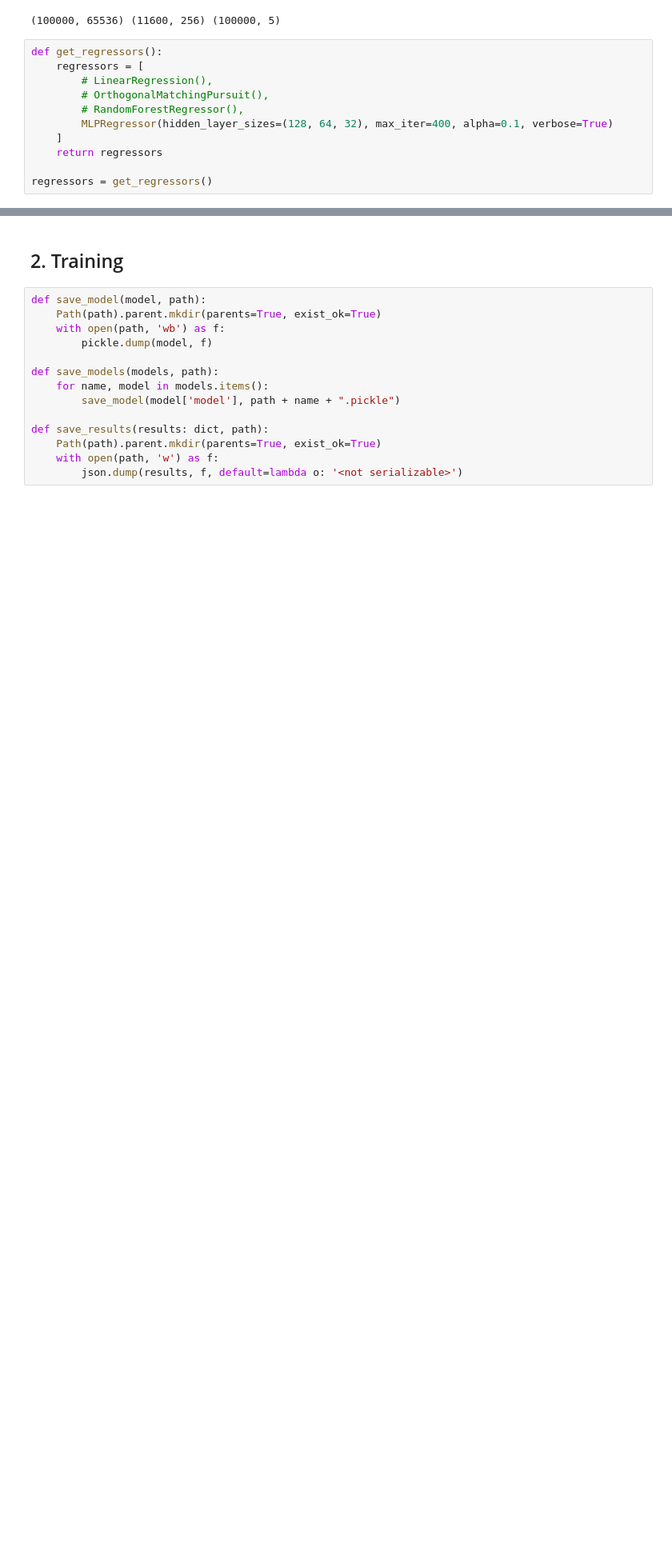
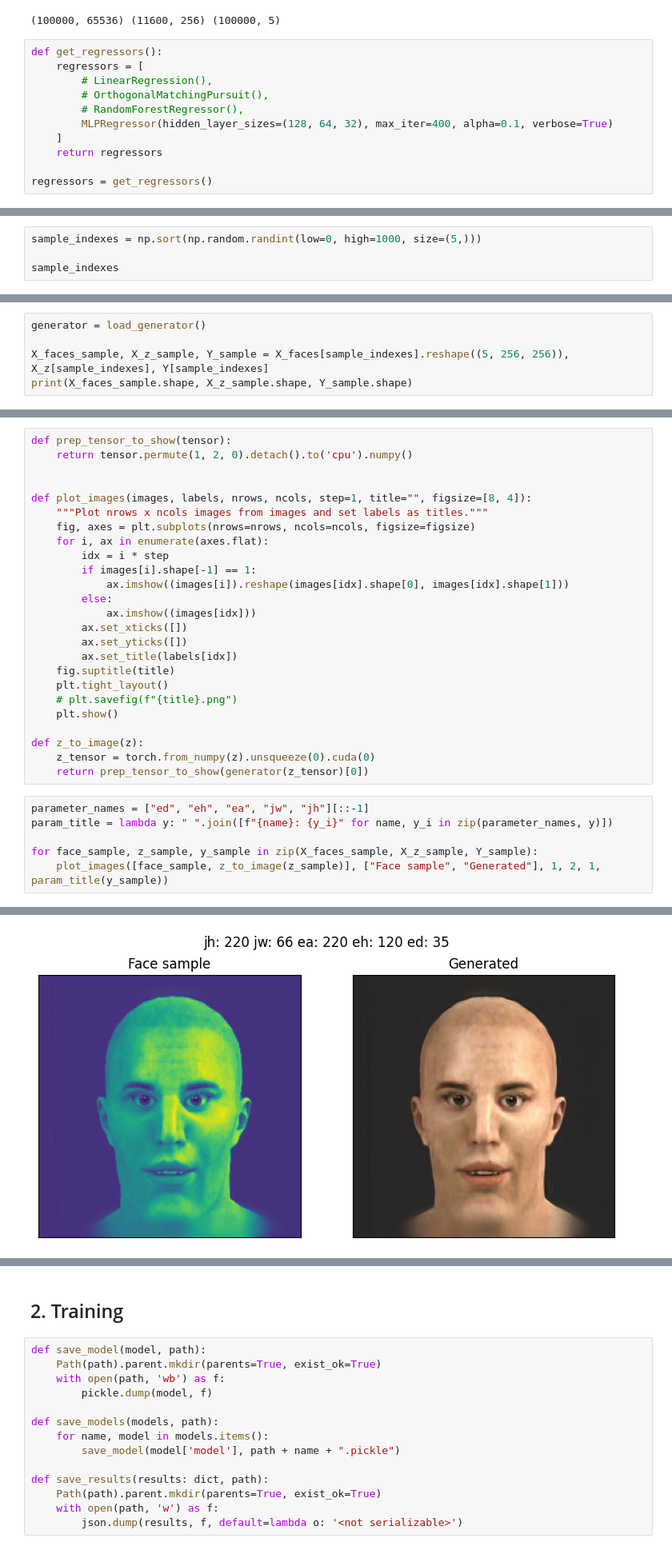
Before and after one commit to pkrucz00/CKTinderator, a Jupyter notebook: reports/z-to-param/test_regressors.ipynb, the cells around one changed output, grey strips where cells are left out. Shown at 80% size. Drawn from its saved outputs; the diff is of its cells as text; blank space fills up the shorter version.

```diff
--- a/reports/z-to-param/test_regressors.ipynb
+++ b/reports/z-to-param/test_regressors.ipynb
@@ -75,0 +83,4 @@ regressors = get_regressors()
+# %%
+sample_indexes = np.sort(np.random.randint(low=0, high=1000, size=(5,)))
+
+sample_indexes
@@ -75,0 +89,5 @@ regressors = get_regressors()
+# %%
+generator = load_generator()
+
+X_faces_sample, X_z_sample, Y_sample = X_faces[sample_indexes].reshape((5, 256, 256)), X_z[sample_indexes], Y[sample_indexes]
+print(X_faces_sample.shape, X_z_sample.shape, Y_sample.shape)
@@ -75,0 +96,32 @@ regressors = get_regressors()
+# %%
+def prep_tensor_to_show(tensor):
+    return tensor.permute(1, 2, 0).detach().to('cpu').numpy()
+
+
+def plot_images(images, labels, nrows, ncols, step=1, title="", figsize=[8, 4]):
+    """Plot nrows x ncols images from images and set labels as titles."""
+    fig, axes = plt.subplots(nrows=nrows, ncols=ncols, figsize=figsize)
+    for i, ax in enumerate(axes.flat):
+        idx = i * step
+        if images[i].shape[-1] == 1:
+            ax.imshow((images[i]).reshape(images[idx].shape[0], images[idx].shape[1]))
+        else:
+            ax.imshow((images[idx]))
+        ax.set_xticks([])
+        ax.set_yticks([])
+        ax.set_title(labels[idx])
+    fig.suptitle(title)
+    plt.tight_layout()
+    # plt.savefig(f"{title}.png")
+    plt.show()
+
+def z_to_image(z):
+    z_tensor = torch.from_numpy(z).unsqueeze(0).cuda(0)
+    return prep_tensor_to_show(generator(z_tensor)[0])
+# %%
+parameter_names = ["ed", "eh", "ea", "jw", "jh"][::-1]
+param_title = lambda y: " ".join([f"{name}: {y_i}" for name, y_i in zip(parameter_names, y)])
+
+for face_sample, z_sample, y_sample in zip(X_faces_sample, X_z_sample, Y_sample):
+    plot_images([face_sample, z_to_image(z_sample)], ["Face sample", "Generated"], 1, 2, 1, param_title(y_sample))
+# %% [output]
@@ -75,0 +129 @@ regressors = get_regressors()
+[figure, added]
```
Also changed, not shown: parts of 6 cells of this notebook, 17 other files.
